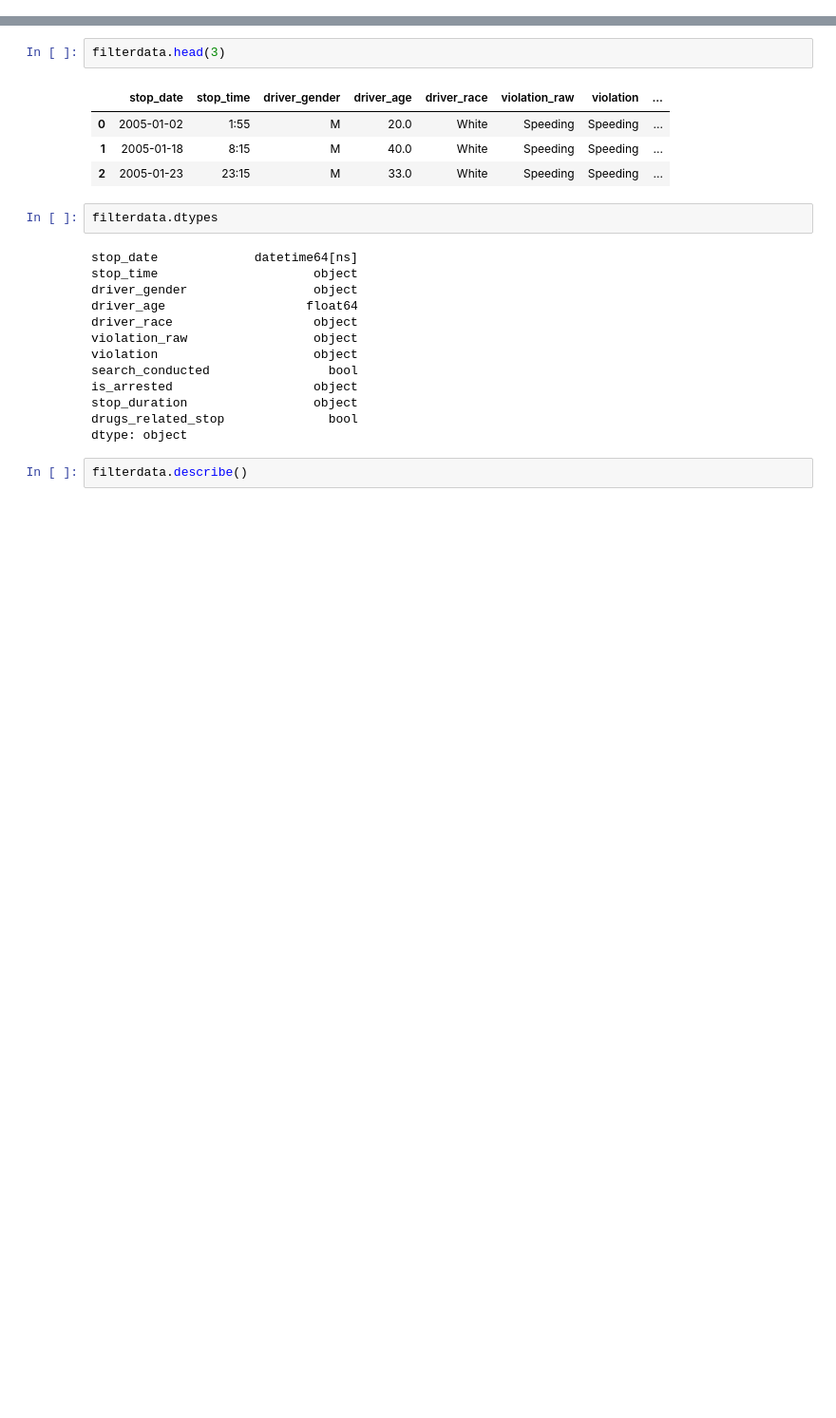
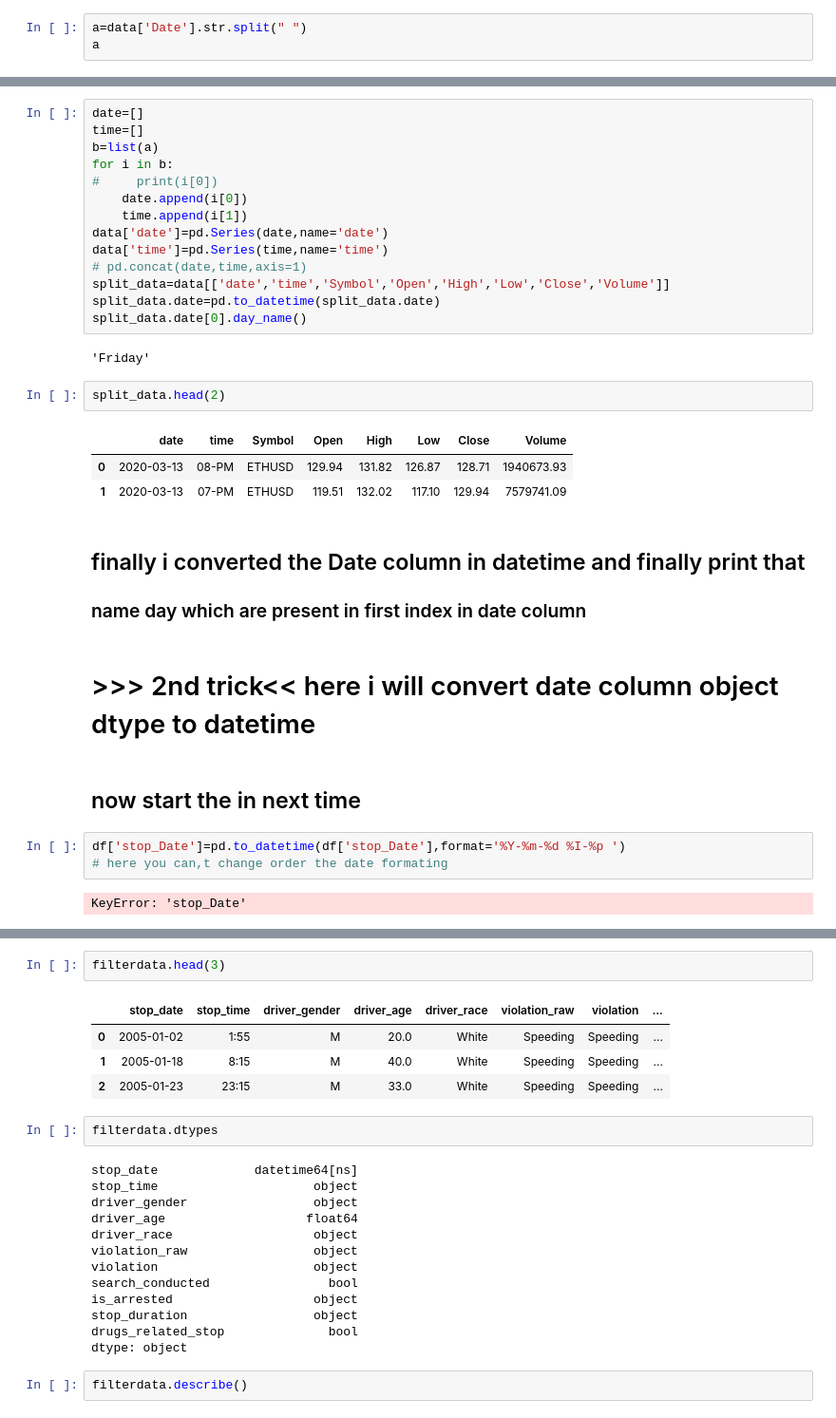
Before and after one commit to Ranjit-Singh-786/pandas-, a Jupyter notebook: datetime series and all tricks.ipynb, the cells around one changed output, grey strips where cells are left out. Shown at 95% size. Drawn from its saved outputs; the diff is of its cells as text; blank space fills up the shorter version.

```diff
--- a/datetime series and all tricks.ipynb
+++ b/datetime series and all tricks.ipynb
@@ -25,0 +85,3 @@ data.head(3)
+# %%
+a=data['Date'].str.split(" ")
+a
@@ -25,0 +101,34 @@ data.head(3)
+# %%
+date=[]
+time=[]
+b=list(a)
+for i in b:
+#     print(i[0])
+    date.append(i[0])
+    time.append(i[1])
+data['date']=pd.Series(date,name='date')
+data['time']=pd.Series(time,name='time')
+# pd.concat(date,time,axis=1)
+split_data=data[['date','time','Symbol','Open','High','Low','Close','Volume']]
+split_data.date=pd.to_datetime(split_data.date)
+split_data.date[0].day_name()
+# %% [output]
+'Friday'
+# %%
+split_data.head(2)
+# %% [output]
+|  | date | time | Symbol | Open | High | Low | Close | Volume |
+| 0 | 2020-03-13 | 08-PM | ETHUSD | 129.94 | 131.82 | 126.87 | 128.71 | 1940673.93 |
+| 1 | 2020-03-13 | 07-PM | ETHUSD | 119.51 | 132.02 | 117.10 | 129.94 | 7579741.09 |
+# %% [markdown]
+## finally i converted the Date column in datetime and finally print that
+### name day which are present in first index in date column
+# %% [markdown]
+#  >>> 2nd trick<< here i will convert date column object dtype to datetime
+# %% [markdown]
+## now start the in next time
+# %%
+df['stop_Date']=pd.to_datetime(df['stop_Date'],format='%Y-%m-%d %I-%p ')
+# here you can,t change order the date formating
+# %% [output]
+KeyError: 'stop_Date'
```
Also changed, not shown: parts of 31 cells of this notebook, 3 other files.
